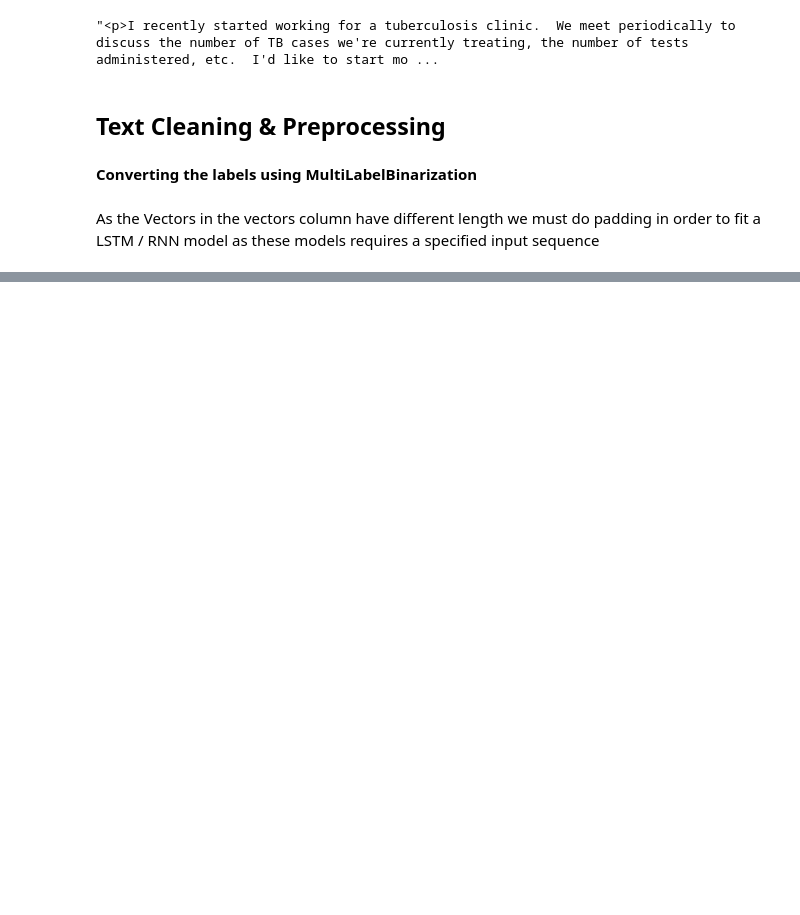
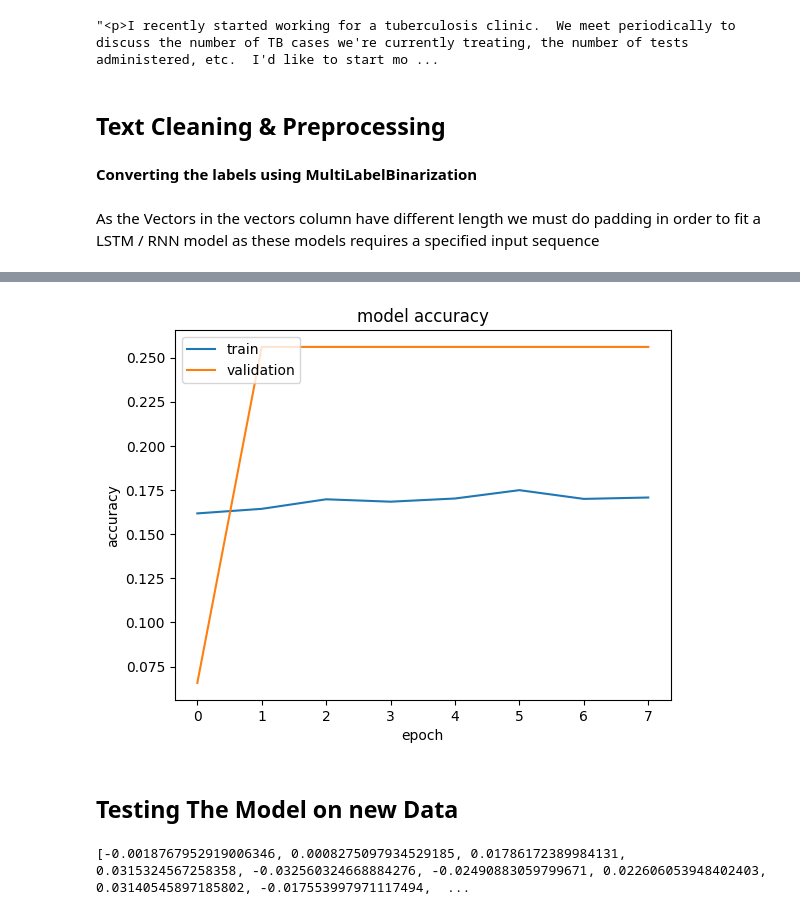
Before and after one commit to Arya920/Auto_Tagging_System_Project, a Jupyter notebook: 🏷️🏷️Auto_Tagging_System_using_RNN_Architecture.ipynb, the cells around one changed output, grey strips where cells are left out. Saved outputs shown, nothing was run; the diff lists cells and outputs as text; code cells hidden in the pictures; blank space fills up the shorter version.

```diff
--- a/🏷️🏷️Auto_Tagging_System_using_RNN_Architecture.ipynb
+++ b/🏷️🏷️Auto_Tagging_System_using_RNN_Architecture.ipynb
@@ -334,0 +383,12 @@ weighted avg       0.07      0.26      0.10      2222
+# %%
+plt.plot(Model_hist.history['accuracy'])
+plt.plot(Model_hist.history['val_accuracy'])
+plt.title('model accuracy')
+plt.ylabel('accuracy')
+plt.xlabel('epoch')
+plt.legend(['train', 'validation'], loc='upper left')
+plt.show()
+# %% [output]
+[figure, added]
+# %% [markdown]
+## **Testing The Model on new Data**
@@ -334,0 +441,5 @@ weighted avg       0.07      0.26      0.10      2222
+# %%
+combined_vec = process_title_body(new_title, new_body)
+print(combined_vec)
+# %% [output]
+[-0.0018767952919006346, 0.0008275097934529185, 0.01786172389984131, 0.0315324567258358, -0.032560324668884276, -0.02490883059799671, 0.022606053948402403, 0.03140545897185802, -0.017553997971117494,  ...
```
Also changed, not shown: parts of 38 cells of this notebook.
